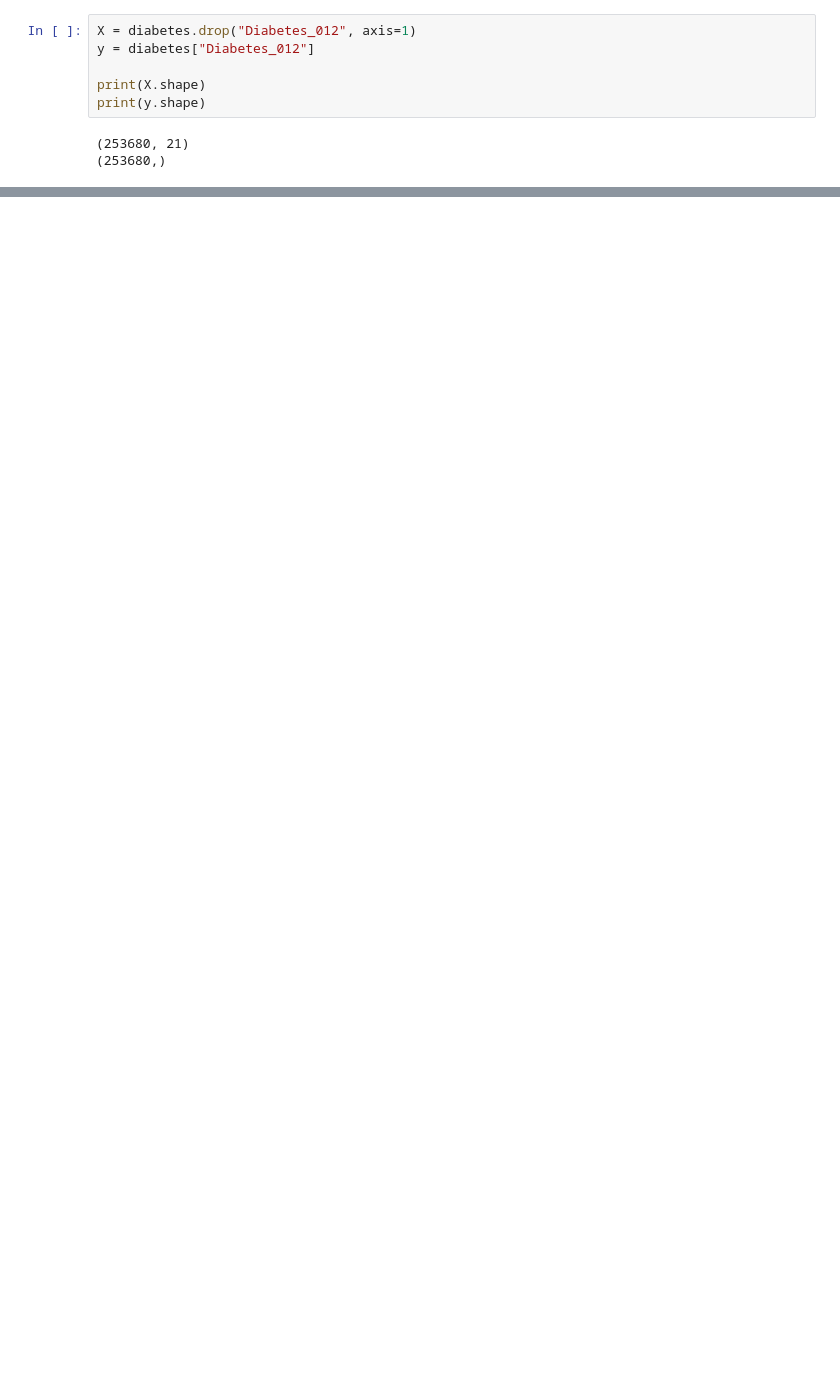
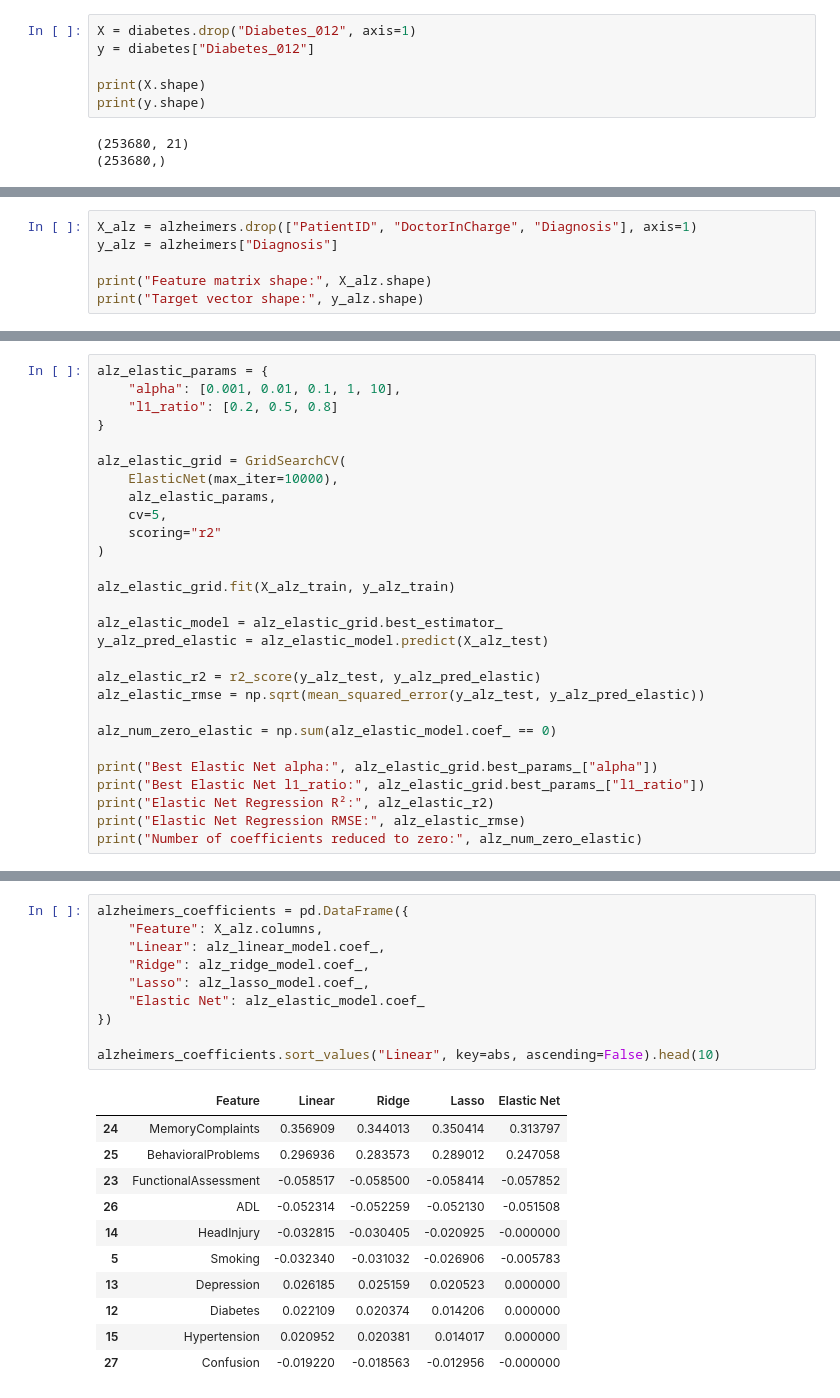
Before and after one commit to bharadv1/799DataScienceCapstone, a Jupyter notebook: Wk2-JupyterNotebook-Bharadwaj.ipynb, the cells around one changed output, grey strips where cells are left out. Saved outputs shown, nothing was run; the diff lists cells and outputs as text; blank space fills up the shorter version.

```diff
--- a/Wk2-JupyterNotebook-Bharadwaj.ipynb
+++ b/Wk2-JupyterNotebook-Bharadwaj.ipynb
@@ -309,0 +262,6 @@ Across all models, the strongest predictors of diabetes status remained HighBP,
+# %%
+X_alz = alzheimers.drop(["PatientID", "DoctorInCharge", "Diagnosis"], axis=1)
+y_alz = alzheimers["Diagnosis"]
+
+print("Feature matrix shape:", X_alz.shape)
+print("Target vector shape:", y_alz.shape)
@@ -309,0 +370,28 @@ Across all models, the strongest predictors of diabetes status remained HighBP,
+# %%
+alz_elastic_params = {
+    "alpha": [0.001, 0.01, 0.1, 1, 10],
+    "l1_ratio": [0.2, 0.5, 0.8]
+}
+
+alz_elastic_grid = GridSearchCV(
+    ElasticNet(max_iter=10000),
+    alz_elastic_params,
+    cv=5,
+    scoring="r2"
+)
+
+alz_elastic_grid.fit(X_alz_train, y_alz_train)
+
+alz_elastic_model = alz_elastic_grid.best_estimator_
+y_alz_pred_elastic = alz_elastic_model.predict(X_alz_test)
+
+alz_elastic_r2 = r2_score(y_alz_test, y_alz_pred_elastic)
+alz_elastic_rmse = np.sqrt(mean_squared_error(y_alz_test, y_alz_pred_elastic))
+
+alz_num_zero_elastic = np.sum(alz_elastic_model.coef_ == 0)
+
+print("Best Elastic Net alpha:", alz_elastic_grid.best_params_["alpha"])
+print("Best Elastic Net l1_ratio:", alz_elastic_grid.best_params_["l1_ratio"])
+print("Elastic Net Regression R²:", alz_elastic_r2)
+print("Elastic Net Regression RMSE:", alz_elastic_rmse)
+print("Number of coefficients reduced to zero:", alz_num_zero_elastic)
@@ -309,0 +426,22 @@ Across all models, the strongest predictors of diabetes status remained HighBP,
+# %%
+alzheimers_coefficients = pd.DataFrame({
+    "Feature": X_alz.columns,
+    "Linear": alz_linear_model.coef_,
+    "Ridge": alz_ridge_model.coef_,
+    "Lasso": alz_lasso_model.coef_,
+    "Elastic Net": alz_elastic_model.coef_
+})
+
+alzheimers_coefficients.sort_values("Linear", key=abs, ascending=False).head(10)
+# %% [output]
+|  | Feature | Linear | Ridge | Lasso | Elastic Net |
+| 24 | MemoryComplaints | 0.356909 | 0.344013 | 0.350414 | 0.313797 |
+| 25 | BehavioralProblems | 0.296936 | 0.283573 | 0.289012 | 0.247058 |
+| 23 | FunctionalAssessment | -0.058517 | -0.058500 | -0.058414 | -0.057852 |
+| 26 | ADL | -0.052314 | -0.052259 | -0.052130 | -0.051508 |
+| 14 | HeadInjury | -0.032815 | -0.030405 | -0.020925 | -0.000000 |
+| 5 | Smoking | -0.032340 | -0.031032 | -0.026906 | -0.005783 |
+| 13 | Depression | 0.026185 | 0.025159 | 0.020523 | 0.000000 |
+| 12 | Diabetes | 0.022109 | 0.020374 | 0.014206 | 0.000000 |
+| 15 | Hypertension | 0.020952 | 0.020381 | 0.014017 | 0.000000 |
+| 27 | Confusion | -0.019220 | -0.018563 | -0.012956 | -0.000000 |
```
Also changed, not shown: parts of 74 cells of this notebook, 5 other files.
